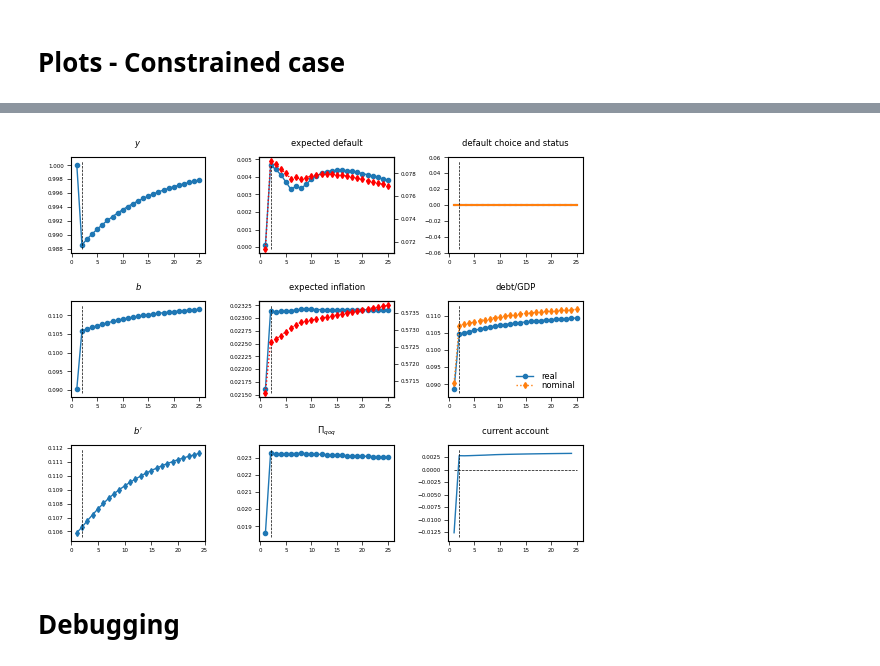
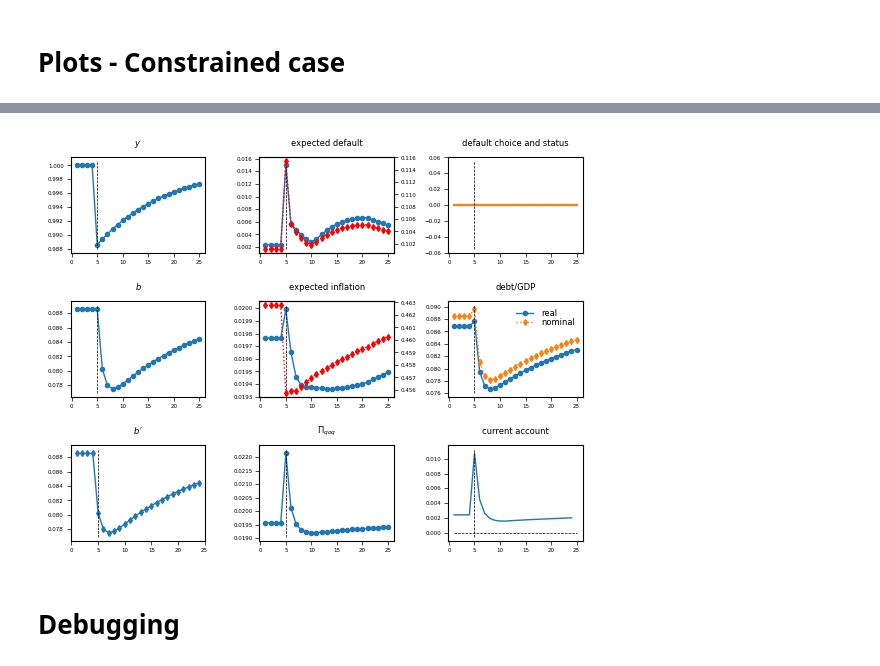
Before and after one commit to carlogalli/colab-gpu, a Jupyter notebook: reducedform_v2.ipynb, the cells around one changed output, grey strips where cells are left out. Cells and saved outputs as stored; diff of their text form; code cells hidden in the pictures.

```diff
--- a/reducedform_v2.ipynb
+++ b/reducedform_v2.ipynb
@@ -2837,27 +2929,27 @@ plot(bgrid, [sum(def_policy[ib, :])/mp.ny for ib in 1:mp.nb], "-o")
 # %%
 y_start = 1.
 
 T_irf = 100
 shocks = zeros(Float32, T_irf)
 sa_irf, sp_irf = simulate_irf_itp(ma, shocks, y_init=y_start, b_init=0.05, default_length=10)
 b_start = sa_irf.b_sim[end]
 
 T_irf = 25
-t_shock = 2
+t_shock = 5
 n_std_shock = 1
 time_irf = 1:1:T_irf
 
 shocks = zeros(Float32, T_irf)
 shocks[t_shock] = -mp.σ_ϵ*n_std_shock
 #shocks = ones(Float32, T_irf).*n_std_shock*(-mp.σ_ϵ)
 
 sa_irf, sp_irf = simulate_irf_itp(
-    ma, shocks, y_init=y_start, b_init=b_start*0.8, default_length=10
+    ma, shocks, y_init=y_start, b_init=b_start, default_length=10
 )
 
 plot_irfs(sa_irf, sp_irf, fignum=7)
 # %% [output]
-[figure, old version]
+[figure, new version]
 # %% [markdown]
 # Debugging
 # %%
```
Also changed, not shown: parts of 16 cells of this notebook.
